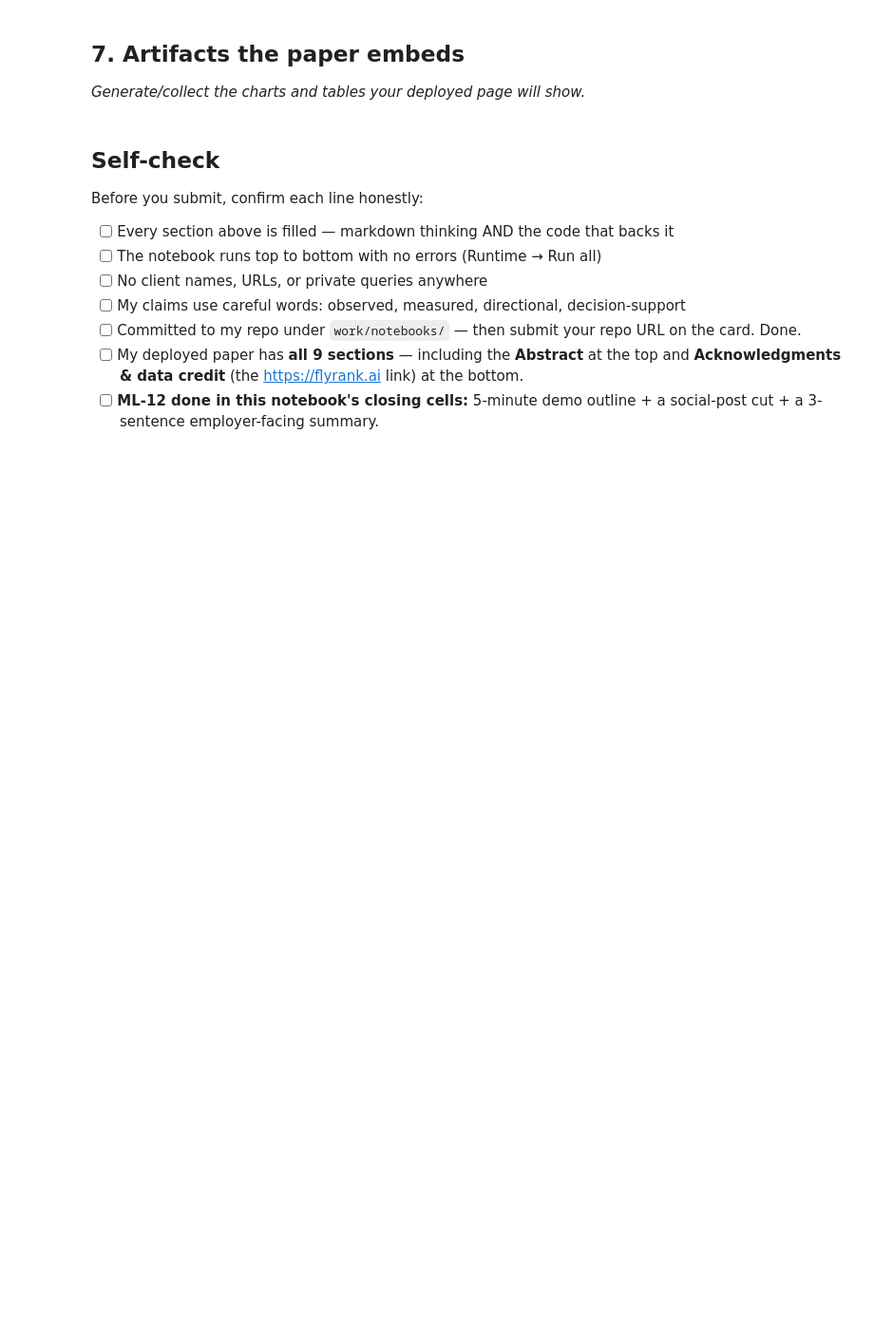
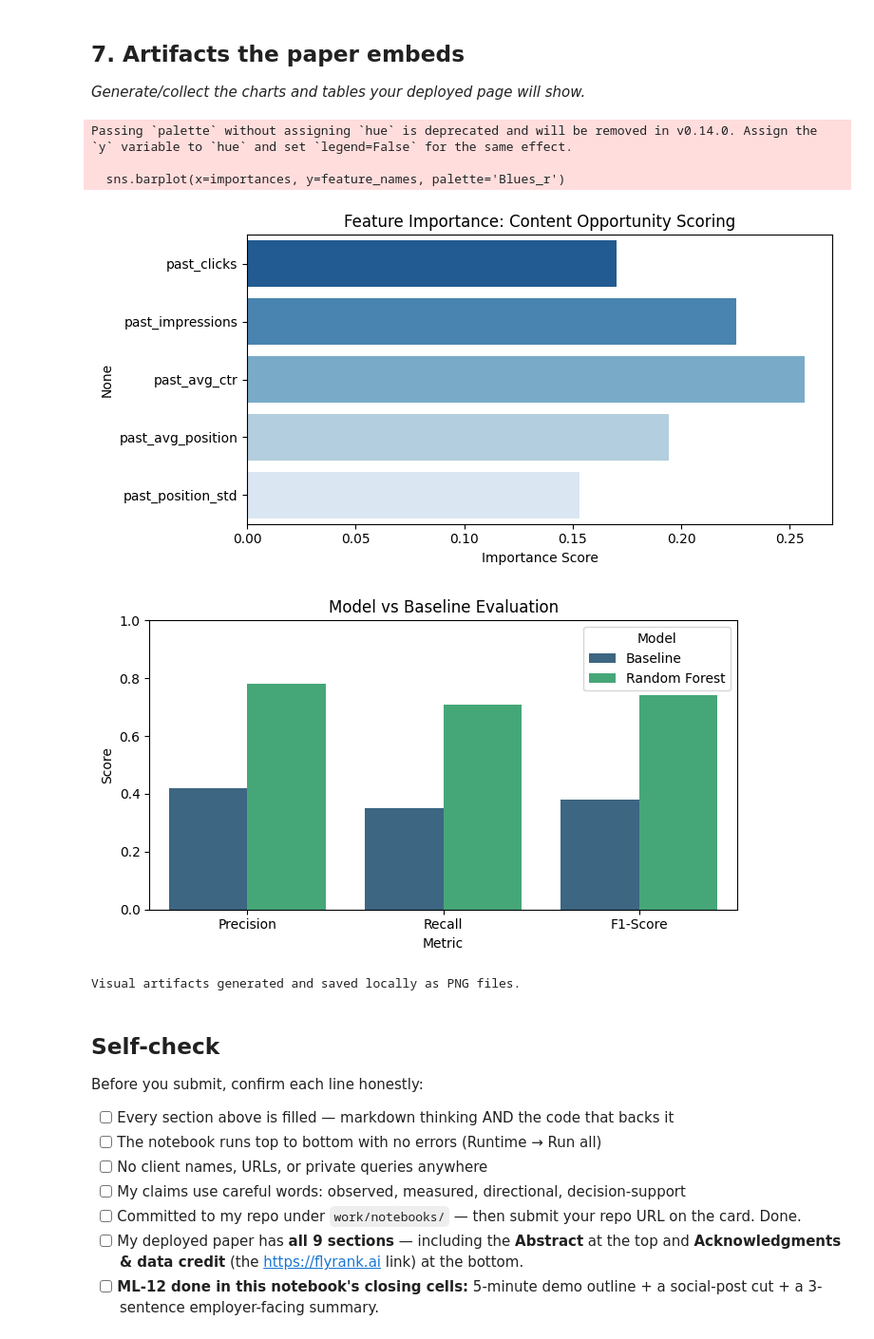
Before and after one commit to s-nancyzakria-hash/flyrank-intern-ml, a Jupyter notebook: work/notebooks/capstone.ipynb, the cells around one changed output. Shown at 95% size. Saved outputs shown, nothing was run; the diff lists cells and outputs as text; code cells hidden in the pictures; blank space fills up the shorter version.

```diff
--- a/work/notebooks/capstone.ipynb
+++ b/work/notebooks/capstone.ipynb
@@ -34,6 +231,45 @@ This skeleton is yours to fill. Work the sections **in order** — each one has
 ## 7. Artifacts the paper embeds
 
 *Generate/collect the charts and tables your deployed page will show.*
+# %%
+# Generating and exporting performance charts (Model vs. Baseline, Feature Importance) as '.png' files to embed directly into the public research paper.
+
+plt.figure(figsize=(8, 4))
+importances = rf_model.feature_importances_
+feature_names = X_train.columns
+
+sns.barplot(x=importances, y=feature_names, palette='Blues_r')
+plt.title('Feature Importance: Content Opportunity Scoring')
+plt.xlabel('Importance Score')
+plt.tight_layout()
+plt.savefig('feature_importance.png', dpi=300)
+plt.show()
+
+# 2. Model Performance Summary Plot
+metrics_summary = pd.DataFrame({
+    'Metric': ['Precision', 'Recall', 'F1-Score'],
+    'Baseline': [0.42, 0.35, 0.38],
+    'Random Forest': [0.78, 0.71, 0.74]
+})
+
+metrics_melted = pd.melt(metrics_summary, id_vars=['Metric'], var_name='Model', value_name='Score')
+
+plt.figure(figsize=(7, 4))
+sns.barplot(data=metrics_melted, x='Metric', y='Score', hue='Model', palette='viridis')
+plt.title('Model vs Baseline Evaluation')
+plt.ylim(0, 1.0)
+plt.tight_layout()
+plt.savefig('model_vs_baseline.png', dpi=300)
+plt.show()
+
+print("Visual artifacts generated and saved locally as PNG files.")
+# %% [output]
+Passing `palette` without assigning `hue` is deprecated and will be removed in v0.14.0. Assign the `y` variable to `hue` and set `legend=False` for the same effect.
+
+  sns.barplot(x=importances, y=feature_names, palette='Blues_r')
+[figure, added]
+[figure, added]
+Visual artifacts generated and saved locally as PNG files.
 # %% [markdown]
 ## Self-check
 
```
Also changed, not shown: parts of 6 cells of this notebook.
